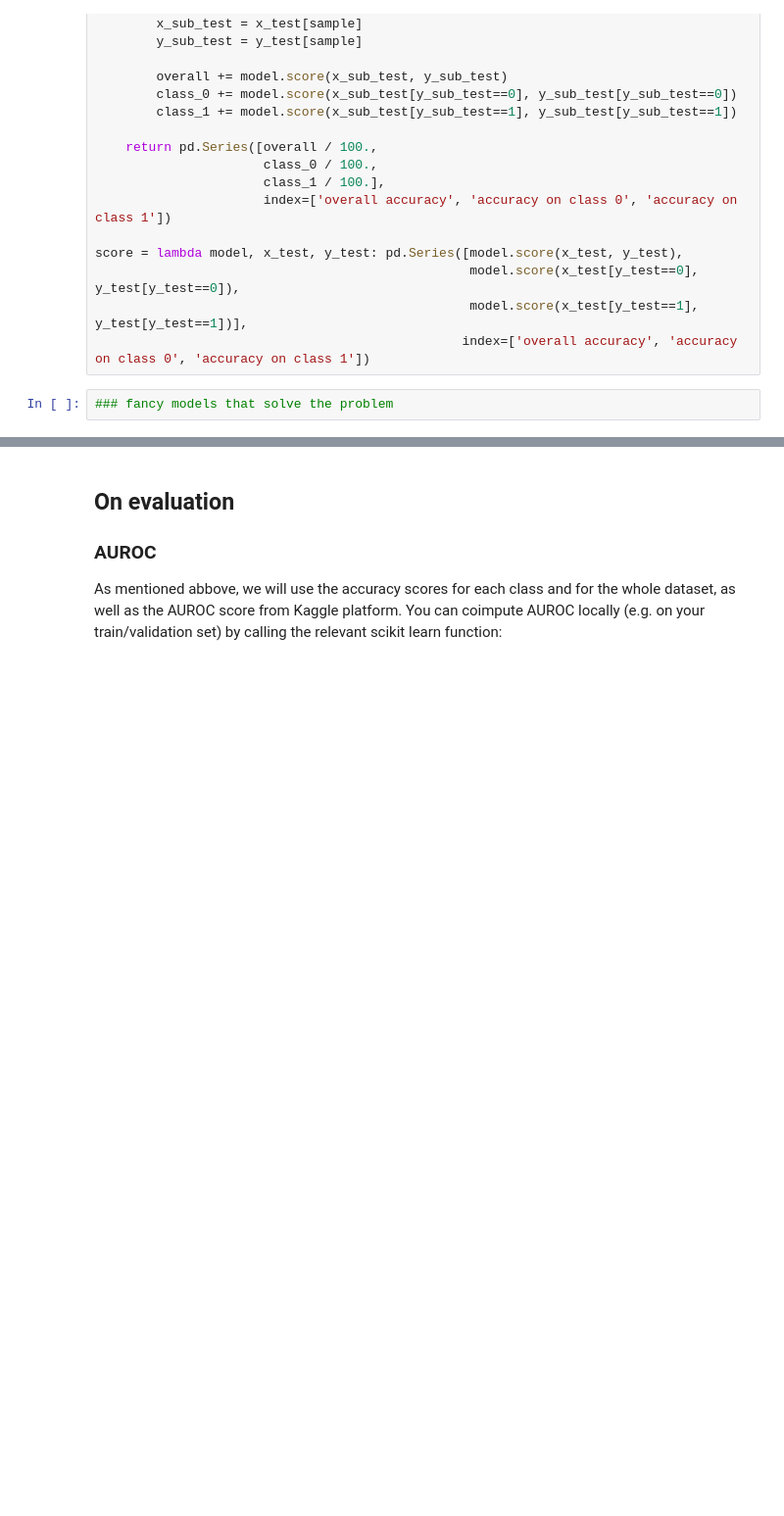
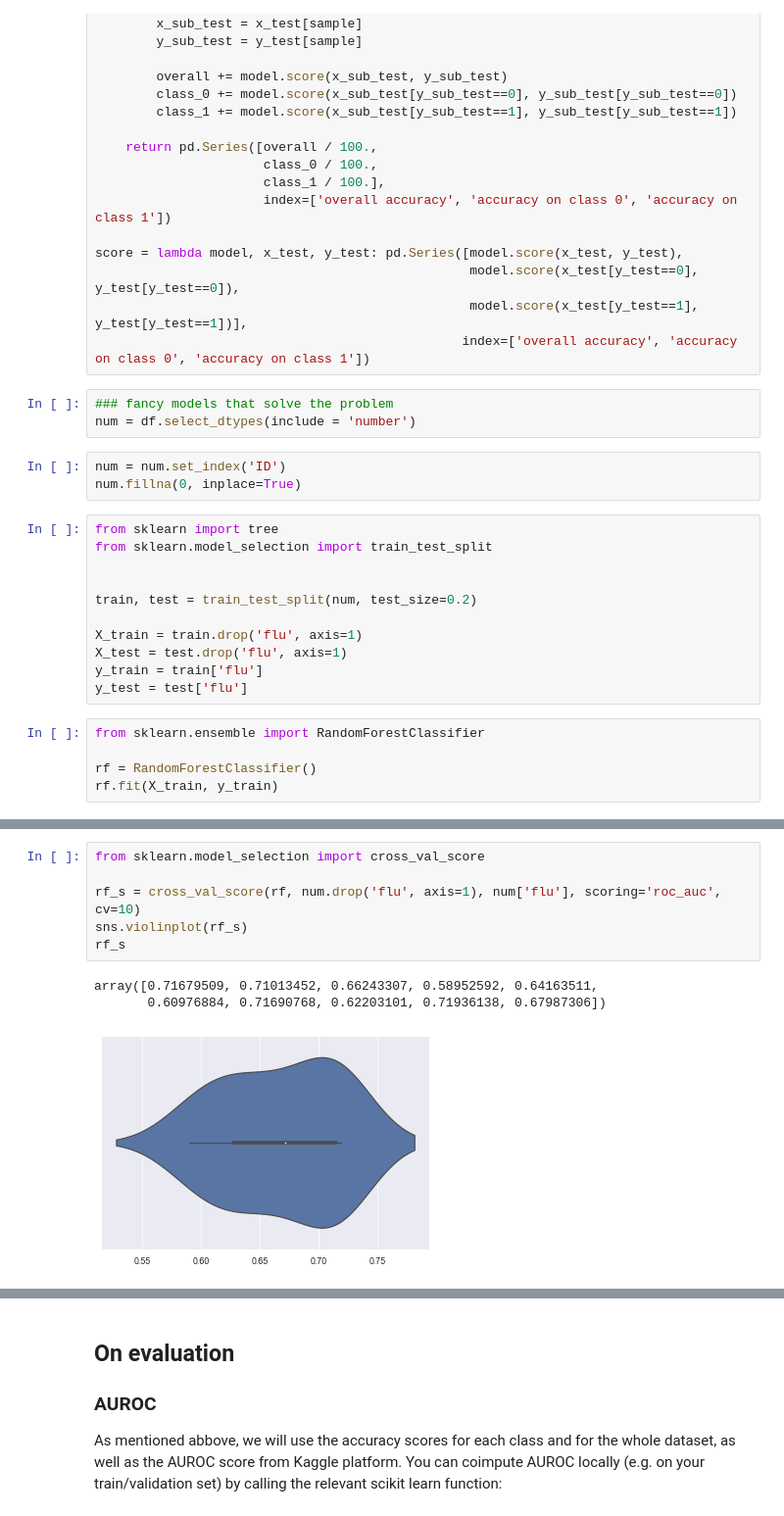
Before and after one commit to lucas-ubm/MaastrichtFlu, a Jupyter notebook: models.ipynb, the cells around one changed output, grey strips where cells are left out. Shown: that part at 98% size. Saved outputs shown, nothing was run; the diff lists cells and outputs as text; blank space fills up the shorter version.

Commit message:
We got some modelss

```diff
--- a/models.ipynb
+++ b/models.ipynb
@@ -112,3 +134,23 @@ score = lambda model, x_test, y_test: pd.Series([model.score(x_test, y_test),
                                                 index=['overall accuracy', 'accuracy on class 0', 'accuracy on class 1'])
 # %%
 ### fancy models that solve the problem
+num = df.select_dtypes(include = 'number')
+# %%
+num = num.set_index('ID')
+num.fillna(0, inplace=True)
+# %%
+from sklearn import tree
+from sklearn.model_selection import train_test_split
+
+
+train, test = train_test_split(num, test_size=0.2)
+
+X_train = train.drop('flu', axis=1)
+X_test = test.drop('flu', axis=1)
+y_train = train['flu']
+y_test = test['flu']
+# %%
+from sklearn.ensemble import RandomForestClassifier
+
+rf = RandomForestClassifier()
+rf.fit(X_train, y_train)
@@ -114,0 +166,10 @@ score = lambda model, x_test, y_test: pd.Series([model.score(x_test, y_test),
+# %%
+from sklearn.model_selection import cross_val_score
+
+rf_s = cross_val_score(rf, num.drop('flu', axis=1), num['flu'], scoring='roc_auc', cv=10)
+sns.violinplot(rf_s)
+rf_s
+# %% [output]
+array([0.71679509, 0.71013452, 0.66243307, 0.58952592, 0.64163511,
+       0.60976884, 0.71690768, 0.62203101, 0.71936138, 0.67987306])
+[figure, added]
```
Also changed, not shown: parts of 15 cells of this notebook, 1 other file.
